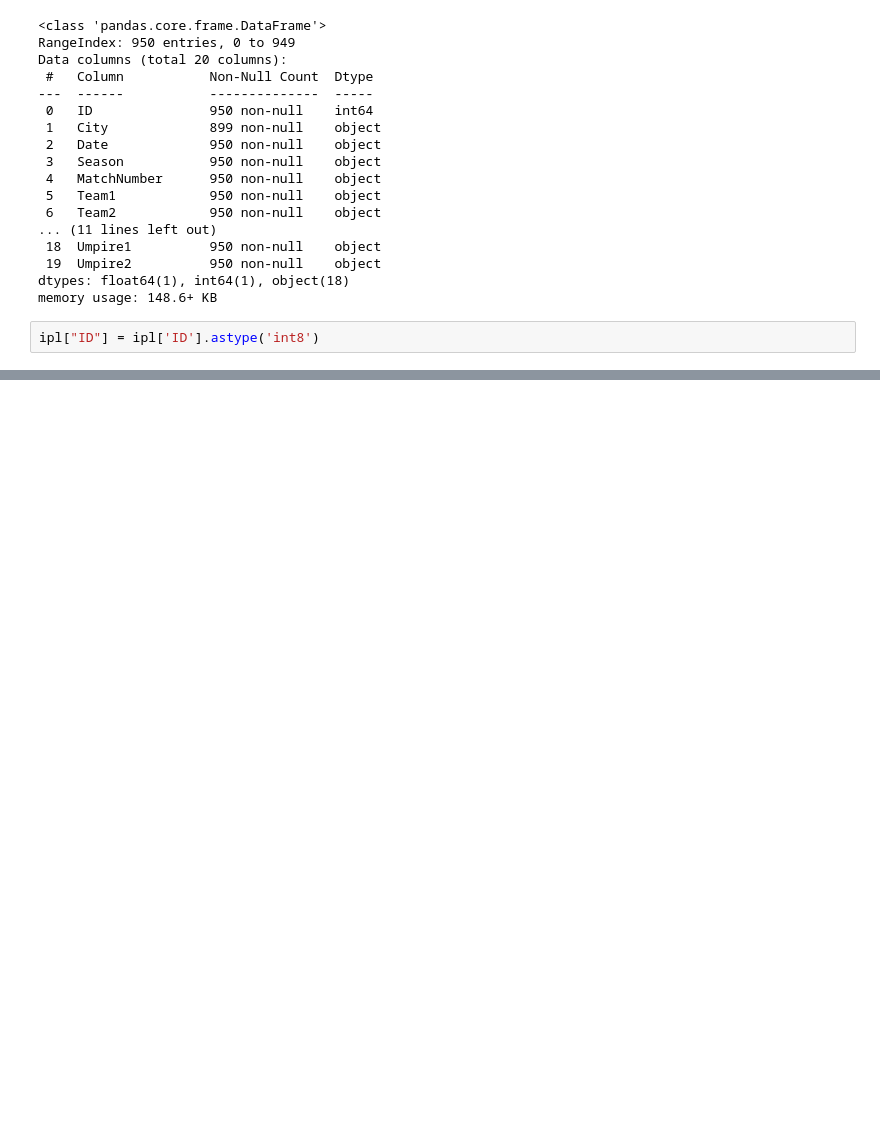
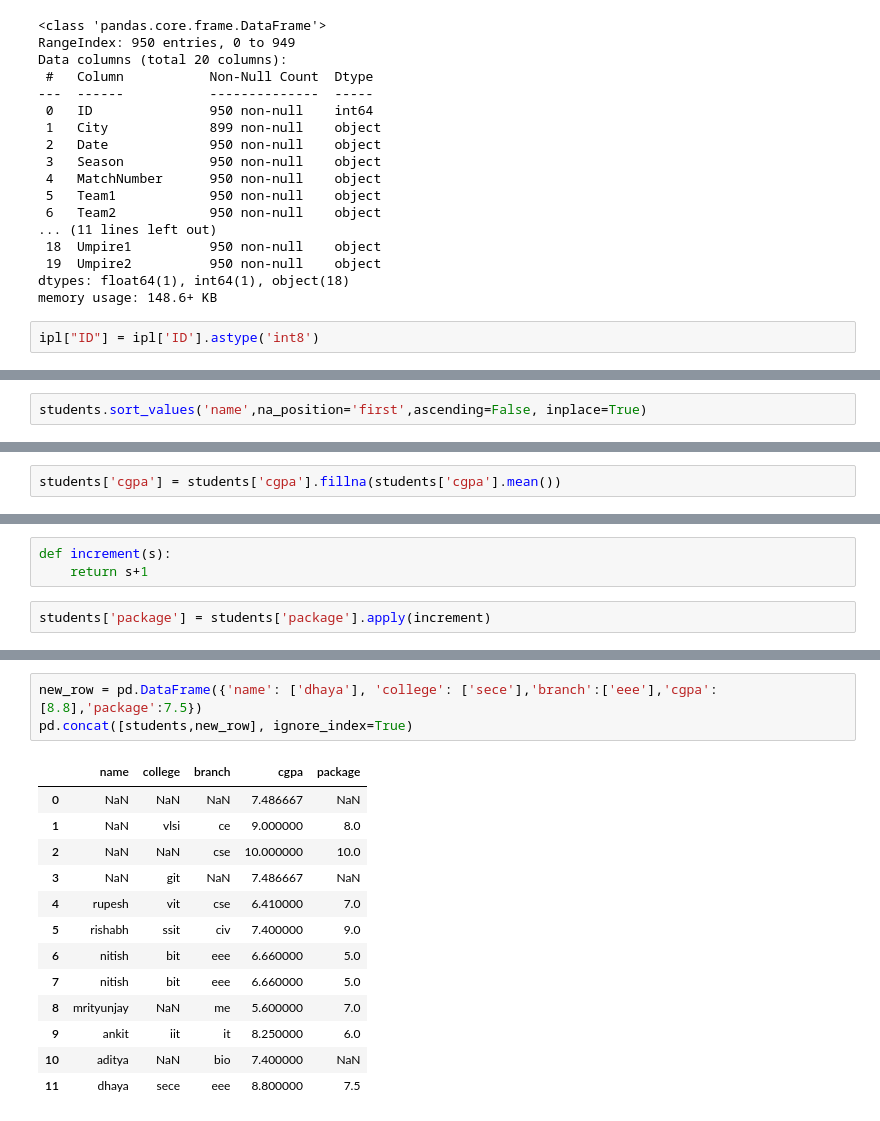
Before and after one commit to DhayananthB/numpy_pandas, a Jupyter notebook: pandas/p_df/p2.ipynb, the cells around one changed output, grey strips where cells are left out. Drawn from its saved outputs; the diff is of its cells as text; blank space fills up the shorter version.

```diff
--- a/pandas/p_df/p2.ipynb
+++ b/pandas/p_df/p2.ipynb
@@ -464,0 +543,2 @@ ipl["ID"] = ipl['ID'].astype('int8')
+# %%
+students.sort_values('name',na_position='first',ascending=False, inplace=True)
@@ -464,0 +716,2 @@ ipl["ID"] = ipl['ID'].astype('int8')
+# %%
+students['cgpa'] = students['cgpa'].fillna(students['cgpa'].mean())
@@ -464,0 +751,5 @@ ipl["ID"] = ipl['ID'].astype('int8')
+# %%
+def increment(s):
+    return s+1
+# %%
+students['package'] = students['package'].apply(increment)
@@ -464,0 +872,17 @@ ipl["ID"] = ipl['ID'].astype('int8')
+# %%
+new_row = pd.DataFrame({'name': ['dhaya'], 'college': ['sece'],'branch':['eee'],'cgpa':[8.8],'package':7.5})
+pd.concat([students,new_row], ignore_index=True)
+# %% [output]
+|  | name | college | branch | cgpa | package |
+| 0 | NaN | NaN | NaN | 7.486667 | NaN |
+| 1 | NaN | vlsi | ce | 9.000000 | 8.0 |
+| 2 | NaN | NaN | cse | 10.000000 | 10.0 |
+| 3 | NaN | git | NaN | 7.486667 | NaN |
+| 4 | rupesh | vit | cse | 6.410000 | 7.0 |
+| 5 | rishabh | ssit | civ | 7.400000 | 9.0 |
+| 6 | nitish | bit | eee | 6.660000 | 5.0 |
+| 7 | nitish | bit | eee | 6.660000 | 5.0 |
+| 8 | mrityunjay | NaN | me | 5.600000 | 7.0 |
+| 9 | ankit | iit | it | 8.250000 | 6.0 |
+| 10 | aditya | NaN | bio | 7.400000 | NaN |
+| 11 | dhaya | sece | eee | 8.800000 | 7.5 |
```
Also changed, not shown: parts of 40 cells of this notebook, 1 other file.
